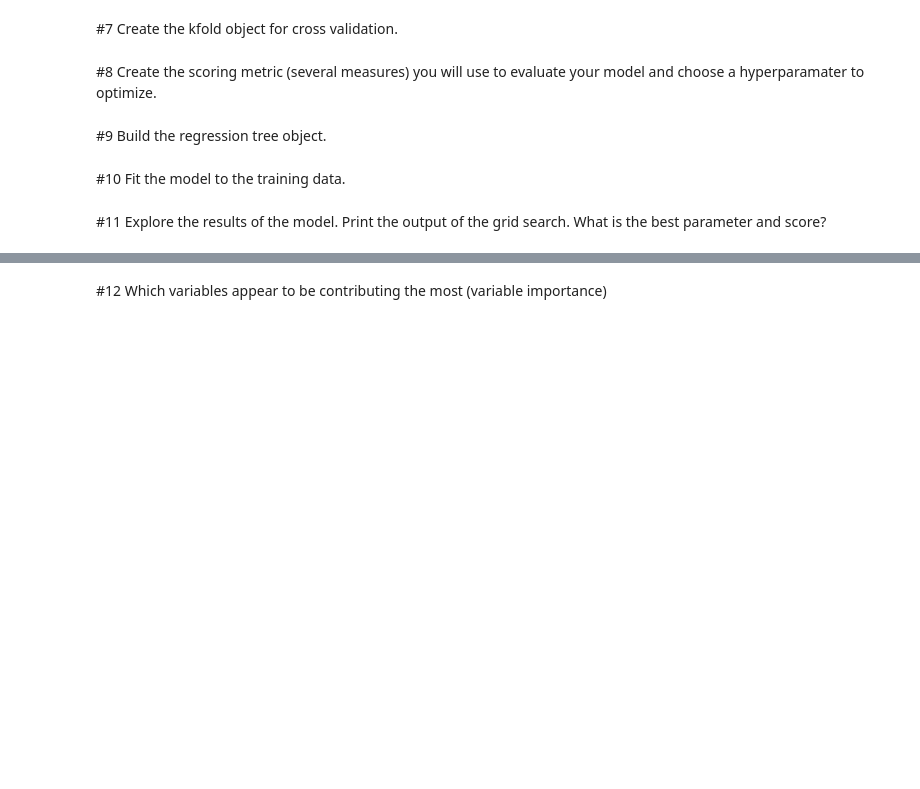
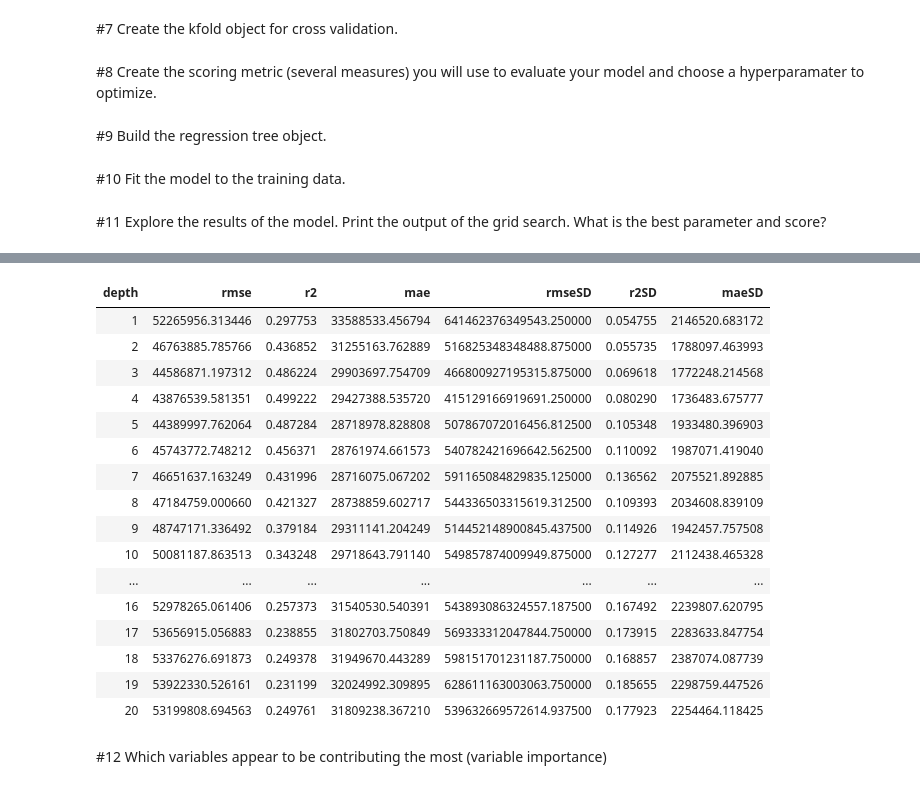
Before and after one commit to mrcarlson3/DS-3021, a Jupyter notebook: 09_DT_Regression/DT_Reg_Lab.ipynb, the cells around one changed output, grey strips where cells are left out. Drawn from its saved outputs; the diff is of its cells as text; code cells hidden in the pictures; blank space fills up the shorter version.

```diff
--- a/09_DT_Regression/DT_Reg_Lab.ipynb
+++ b/09_DT_Regression/DT_Reg_Lab.ipynb
@@ -111,2 +123,41 @@ param={"max_depth" : [1,2,3,4,5,6,7,8,9,10],
+# %%
+mean_sq_err = np.sqrt(abs(model.cv_results_['mean_test_neg_mean_squared_error']))
+#nothing needs to be done for r2, it is the same
+r2= model.cv_results_['mean_test_r2']
+#Have negative mean absolute error so need to take absolute value
+mae= abs(model.cv_results_['mean_test_neg_mean_absolute_error'])
+
+#Get standard deviations as well...
+SDmse =  model.cv_results_['std_test_neg_mean_squared_error']
+SDr2= model.cv_results_['std_test_r2']
+SDmae= model.cv_results_['std_test_neg_mean_absolute_error']
+
+#Parameter:
+depth= np.unique(model.cv_results_['param_max_depth']).data
+
+#Build DataFrame:
+final_model = pd.DataFrame(list(zip(depth, mean_sq_err, r2,mae, SDmse,SDr2,SDmae)),
+               columns =['depth','rmse','r2','mae',"rmseSD",'r2SD','maeSD'])
+
+#Let's take a look
+final_model.style.hide(axis="index")
+# %% [output]
+| depth | rmse | r2 | mae | rmseSD | r2SD | maeSD |
+| 1 | 52265956.313446 | 0.297753 | 33588533.456794 | 641462376349543.250000 | 0.054755 | 2146520.683172 |
+| 2 | 46763885.785766 | 0.436852 | 31255163.762889 | 516825348348488.875000 | 0.055735 | 1788097.463993 |
+| 3 | 44586871.197312 | 0.486224 | 29903697.754709 | 466800927195315.875000 | 0.069618 | 1772248.214568 |
+| 4 | 43876539.581351 | 0.499222 | 29427388.535720 | 415129166919691.250000 | 0.080290 | 1736483.675777 |
+| 5 | 44389997.762064 | 0.487284 | 28718978.828808 | 507867072016456.812500 | 0.105348 | 1933480.396903 |
+| 6 | 45743772.748212 | 0.456371 | 28761974.661573 | 540782421696642.562500 | 0.110092 | 1987071.419040 |
+| 7 | 46651637.163249 | 0.431996 | 28716075.067202 | 591165084829835.125000 | 0.136562 | 2075521.892885 |
+| 8 | 47184759.000660 | 0.421327 | 28738859.602717 | 544336503315619.312500 | 0.109393 | 2034608.839109 |
+| 9 | 48747171.336492 | 0.379184 | 29311141.204249 | 514452148900845.437500 | 0.114926 | 1942457.757508 |
+| 10 | 50081187.863513 | 0.343248 | 29718643.791140 | 549857874009949.875000 | 0.127277 | 2112438.465328 |
+| ... | ... | ... | ... | ... | ... | ... |
+| 16 | 52978265.061406 | 0.257373 | 31540530.540391 | 543893086324557.187500 | 0.167492 | 2239807.620795 |
+| 17 | 53656915.056883 | 0.238855 | 31802703.750849 | 569333312047844.750000 | 0.173915 | 2283633.847754 |
+| 18 | 53376276.691873 | 0.249378 | 31949670.443289 | 598151701231187.750000 | 0.168857 | 2387074.087739 |
+| 19 | 53922330.526161 | 0.231199 | 32024992.309895 | 628611163003063.750000 | 0.185655 | 2298759.447526 |
+| 20 | 53199808.694563 | 0.249761 | 31809238.367210 | 539632669572614.937500 | 0.177923 | 2254464.118425 |
 # %% [markdown]
 #12 Which variables appear to be contributing the most (variable importance)
```
Also changed, not shown: parts of 8 cells of this notebook, 1 other file.
